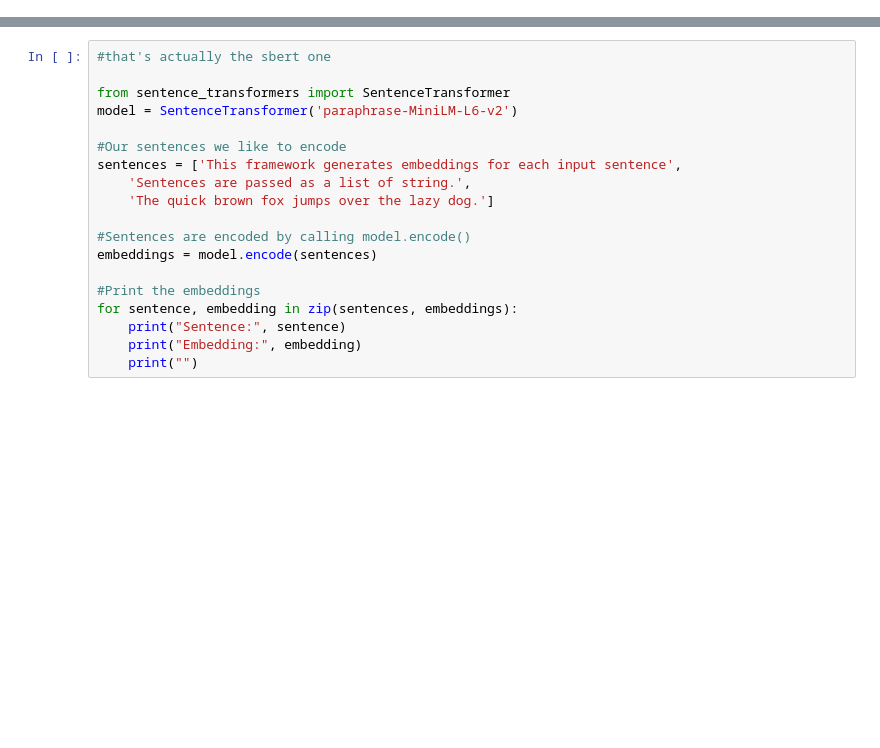
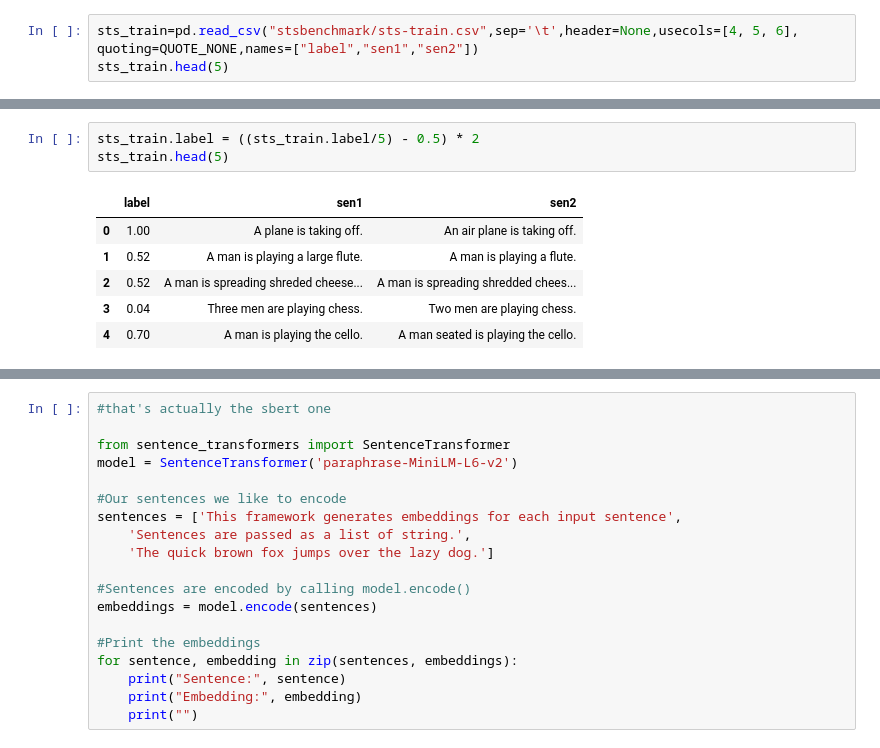
Before and after one commit to GasserElAzab/SBert-for-semantic-similarity, a Jupyter notebook: Lab2.ipynb, the cells around one changed output, grey strips where cells are left out. Saved outputs shown, nothing was run; the diff lists cells and outputs as text; blank space fills up the shorter version.

```diff
--- a/Lab2.ipynb
+++ b/Lab2.ipynb
@@ -0,0 +6,3 @@
+# %%
+sts_train=pd.read_csv("stsbenchmark/sts-train.csv",sep='\t',header=None,usecols=[4, 5, 6], quoting=QUOTE_NONE,names=["label","sen1","sen2"])
+sts_train.head(5)
@@ -0,0 +16,10 @@
+# %%
+sts_train.label = ((sts_train.label/5) - 0.5) * 2
+sts_train.head(5)
+# %% [output]
+|  | label | sen1 | sen2 |
+| 0 | 1.00 | A plane is taking off. | An air plane is taking off. |
+| 1 | 0.52 | A man is playing a large flute. | A man is playing a flute. |
+| 2 | 0.52 | A man is spreading shreded cheese... | A man is spreading shredded chees... |
+| 3 | 0.04 | Three men are playing chess. | Two men are playing chess. |
+| 4 | 0.70 | A man is playing the cello. | A man seated is playing the cello. |
```
Also changed, not shown: parts of 11 cells of this notebook.
